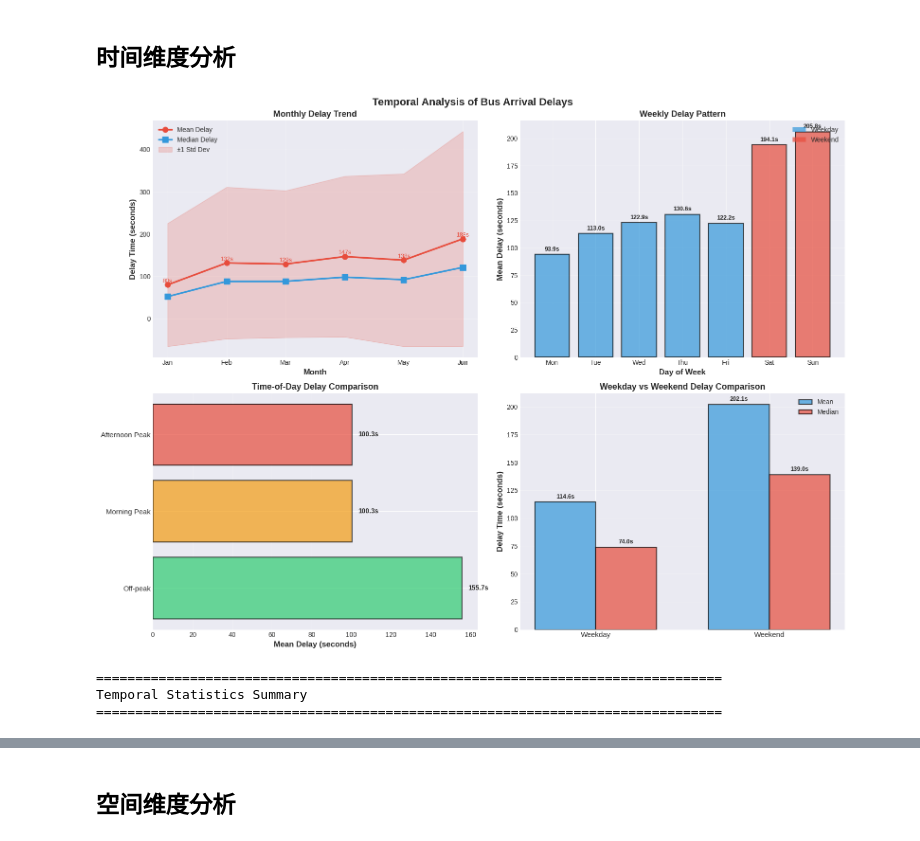
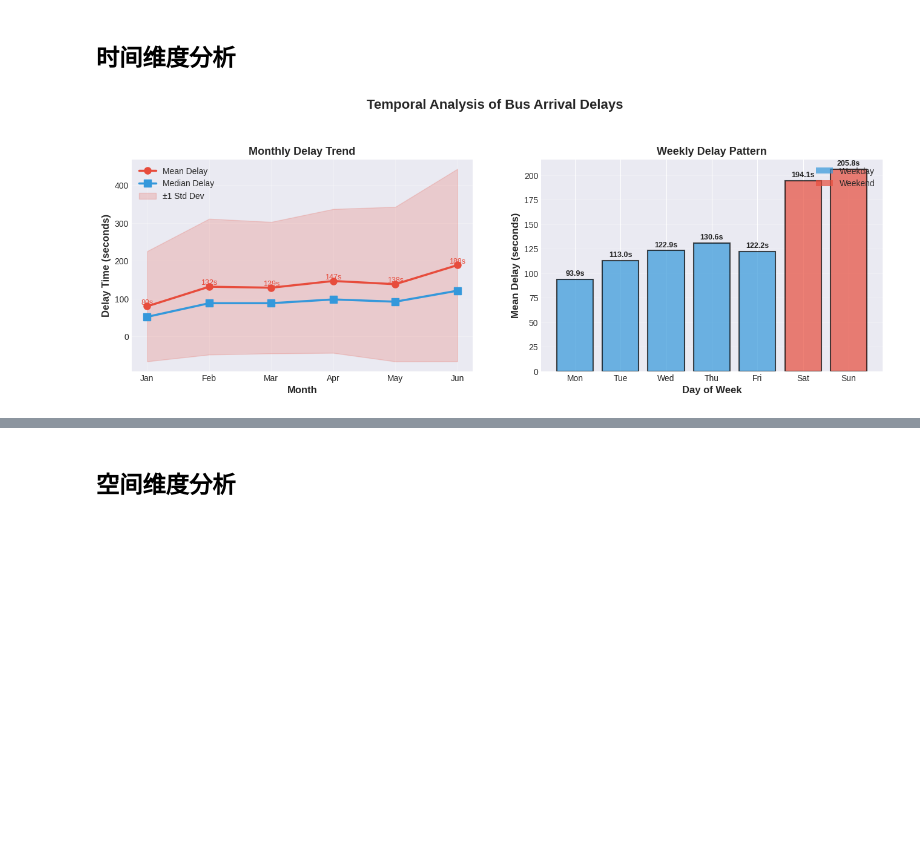
Before and after one commit to Joey1211/AH2179_AIcourse, a Jupyter notebook: project_2179.ipynb, the cells around one changed output, grey strips where cells are left out. Cells and saved outputs as stored; diff of their text form; code cells hidden in the pictures; blank space fills up the shorter version.

```diff
--- a/project_2179.ipynb
+++ b/project_2179.ipynb
@@ -532,7 +278,7 @@ plt.show()
 ## 时间维度分析
 # %%
 # 创建时间分析图表 Create temporal analysis plots (English only)
-fig, axes = plt.subplots(2, 2, figsize=(16, 12))
+fig, axes = plt.subplots(2, 2, figsize=(16, 10))
 fig.suptitle('Temporal Analysis of Bus Arrival Delays', fontsize=16, fontweight='bold')
 
 # 1. Monthly Trend
@@ -559,90 +305,36 @@ ax1.set_xticklabels(['Jan', 'Feb', 'Mar', 'Apr', 'May', 'Jun'])
 for i, (mean_val, median_val) in enumerate(zip(monthly_delay['mean'], monthly_delay['median']), 1):
     ax1.text(i, mean_val + 5, f'{mean_val:.0f}s', ha='center', fontsize=9, color='#e74c3c')
 
 # 2. Weekly Pattern
 weekday_delay = df_analysis.groupby('weekday')['arrival_delay'].agg(['mean', 'std', 'count'])
 ax2 = axes[0, 1]
 weekday_names = ['Mon', 'Tue', 'Wed', 'Thu', 'Fri', 'Sat', 'Sun']
 colors = ['#3498db'] * 5 + ['#e74c3c'] * 2  # Blue for weekdays, red for weekends
 bars = ax2.bar(range(7), weekday_delay['mean'].values, color=colors, alpha=0.7,
                edgecolor='black', linewidth=1.5)
 ax2.set_xlabel('Day of Week', fontsize=12, fontweight='bold')
 ax2.set_ylabel('Mean Delay (seconds)', fontsize=12, fontweight='bold')
 ax2.set_title('Weekly Delay Pattern', fontsize=13, fontweight='bold')
 ax2.set_xticks(range(7))
 ax2.set_xticklabels(weekday_names, fontsize=10)
 ax2.grid(True, alpha=0.3, axis='y')
 
 # Add value labels on bars
 for i, bar in enumerate(bars):
     height = bar.get_height()
     ax2.text(bar.get_x() + bar.get_width()/2., height + 2,
              f'{height:.1f}s', ha='center', va='bottom', fontsize=9, fontweight='bold')
 
 # Add legend for colors
 from matplotlib.patches import Patch
 legend_elements = [Patch(facecolor='#3498db', alpha=0.7, label='Weekday'),
                    Patch(facecolor='#e74c3c', alpha=0.7, label='Weekend')]
 ax2.legend(handles=legend_elements, loc='upper right', fontsize=10)
 
-# 3. Time of Day Comparison
-tod_delay = df_analysis.groupby('time_of_day')['arrival_delay'].agg(['mean', 'median', 'count'])
-tod_order = ['OP', 'MP', 'AP']  # Off-peak, Morning peak, Afternoon peak
-tod_labels = ['Off-peak', 'Morning Peak', 'Afternoon Peak']
-tod_delay_ordered = tod_delay.loc[tod_order]
-
-ax3 = axes[1, 0]
-tod_colors = ['#2ecc71', '#f39c12', '#e74c3c']
-bars = ax3.barh(range(len(tod_delay_ordered)), tod_delay_ordered['mean'].values,
-                color=tod_colors, alpha=0.7, edgecolor='black', linewidth=1.5)
-ax3.set_yticks(range(len(tod_delay_ordered)))
-ax3.set_yticklabels(tod_labels, fontsize=11)
-ax3.set_xlabel('Mean Delay (seconds)', fontsize=12, fontweight='bold')
-ax3.set_title('Time-of-Day Delay Comparison', fontsize=13, fontweight='bold')
-ax3.grid(True, alpha=0.3, axis='x')
-
-# Add value labels
-for i, bar in enumerate(bars):
-    width = bar.get_width()
-    ax3.text(width + 3, bar.get_y() + bar.get_height()/2.,
-             f'{width:.1f}s', ha='left', va='center', fontsize=10, fontweight='bold')
-
-# 4. Weekday vs Weekend Comparison
-daytype_delay = df_analysis.groupby('day_type')['arrival_delay'].agg(['mean', 'median', 'std', 'count'])
-ax4 = axes[1, 1]
-x_pos = np.arange(len(daytype_delay))
-width = 0.35
-
-bars1 = ax4.bar(x_pos - width/2, daytype_delay['mean'], width,
-                label='Mean', color='#3498db', alpha=0.7, edgecolor='black', linewidth=1.5)
-bars2 = ax4.bar(x_pos + width/2, daytype_delay['median'], width,
-                label='Median', color='#e74c3c', alpha=0.7, edgecolor='black', linewidth=1.5)
-
-ax4.set_ylabel('Delay Time (seconds)', fontsize=12, fontweight='bold')
-ax4.set_title('Weekday vs Weekend Delay Comparison', fontsize=13, fontweight='bold')
-ax4.set_xticks(x_pos)
-ax4.set_xticklabels(daytype_delay.index, fontsize=11)
-ax4.legend(fontsize=10)
-ax4.grid(True, alpha=0.3, axis='y')
-
-# Add value labels
-for bars in [bars1, bars2]:
-    for bar in bars:
-        height = bar.get_height()
-        ax4.text(bar.get_x() + bar.get_width()/2., height + 2,
-                 f'{height:.1f}s', ha='center', va='bottom', fontsize=9, fontweight='bold')
-
-plt.tight_layout()
-plt.show()
-
-print("\n" + "="*80)
-print("Temporal Statistics Summary")
-print("="*80)
+plt.delaxes(axes[1, 0])
+plt.delaxes(axes[1, 1])
 # %% [output]
-[figure, old version]
+[figure, new version]
-================================================================================
-Temporal Statistics Summary
-================================================================================
 # %%
 # Print detailed temporal statistics
 print("\n1. MONTHLY TREND ANALYSIS")
```
Also changed, not shown: parts of 36 cells of this notebook.
